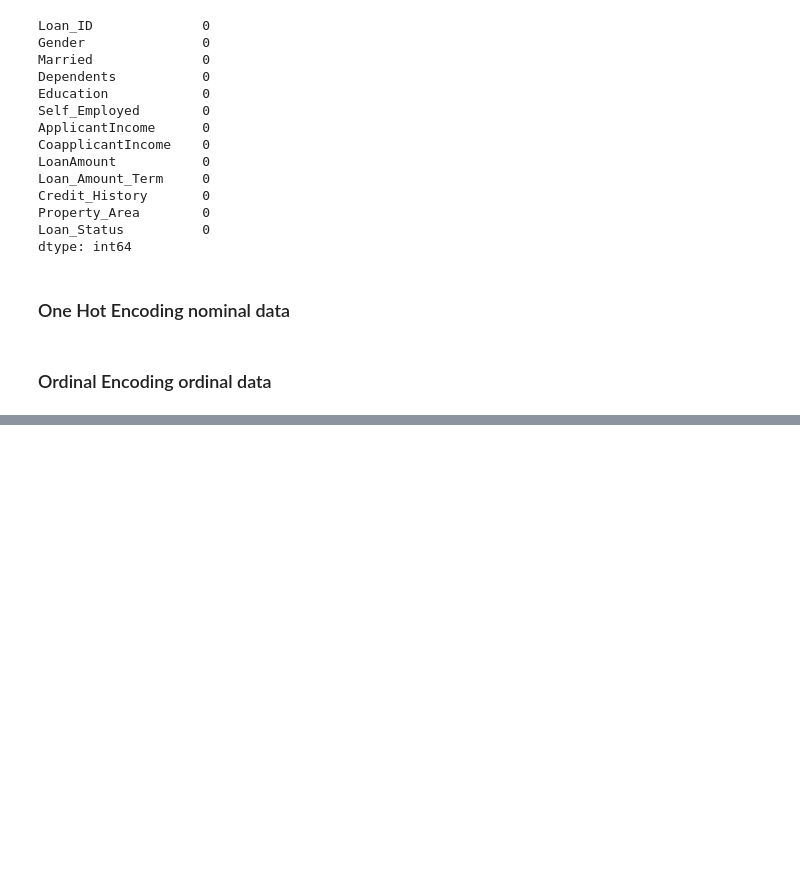
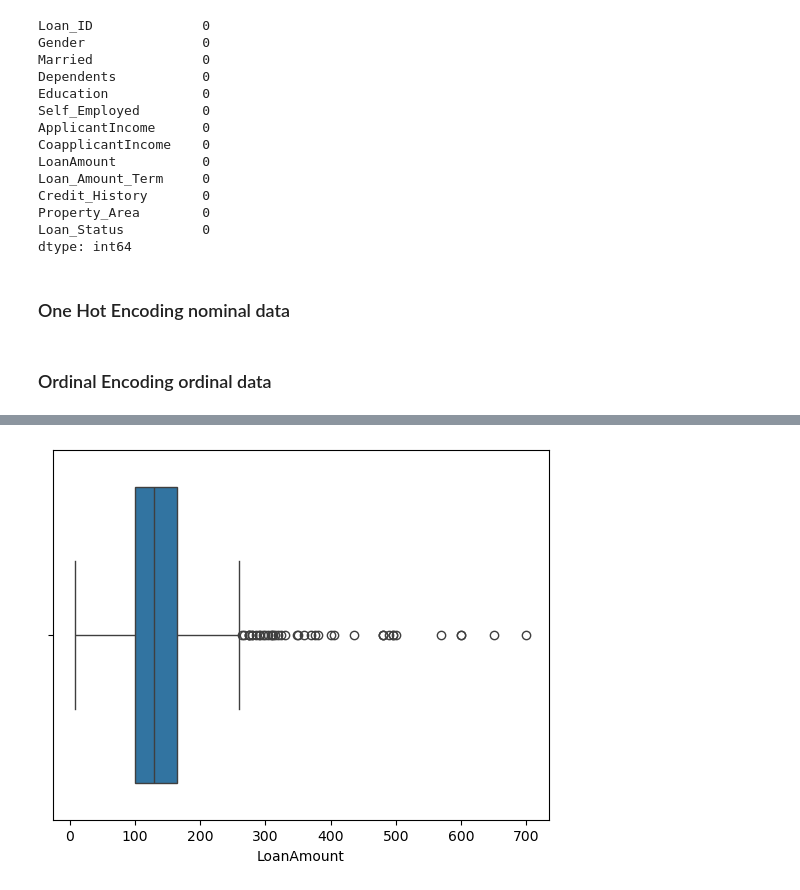
Before and after one commit to pravatn01/Loan-Data-Cleaning, a Jupyter notebook: loan_clean.ipynb, the cells around one changed output, grey strips where cells are left out. Saved outputs shown, nothing was run; the diff lists cells and outputs as text; code cells hidden in the pictures; blank space fills up the shorter version.

```diff
--- a/loan_clean.ipynb
+++ b/loan_clean.ipynb
@@ -192,0 +205,5 @@ df['Property_Area'] = oe.fit_transform(df[['Property_Area']])
+# %%
+sns.boxplot(x = 'LoanAmount', data = df)
+plt.show()
+# %% [output]
+[figure, added]
```
Also changed, not shown: parts of 3 cells of this notebook.
